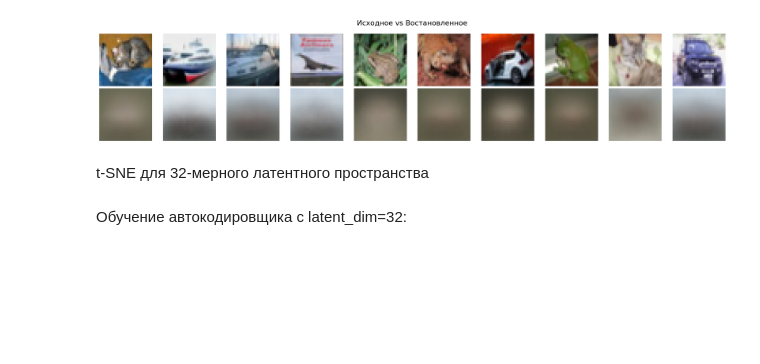
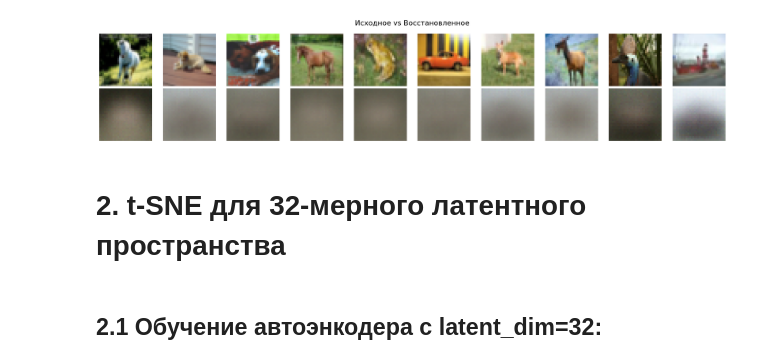
Before and after one commit to kharit74/OtusCV, a Jupyter notebook: Lesson 24/Homework/VAE.ipynb, the cells around one changed output. Cells and saved outputs as stored; diff of their text form; code cells hidden in the pictures; blank space fills up the shorter version.

```diff
--- a/Lesson 24/Homework/VAE.ipynb
+++ b/Lesson 24/Homework/VAE.ipynb
@@ -126,36 +134,36 @@ plt.show()
 # %%
-def reconstructions(model, test_loader, n=10):
+def reconstructions(model, data, n=10):
+
     model.eval()
-    with torch.no_grad():  # Отключаем вычисление градиентов
-        data, _ = next(iter(test_loader))
-        # Реконструкция
-        recon, _ = model(data)
+    with torch.no_grad():
+        recon, _ = model(data)  # Реконструкция
 
     # Создаем график
     fig, axes = plt.subplots(2, n, figsize=(20, 4))
-    plt.suptitle('Исходное vs Востановленное', fontsize=16)
+    plt.suptitle('Исходное vs Восстановленное', fontsize=16)
 
     for i in range(n):
-        # Исходное изображения
+        # Оригинальное изображение
         img = data[i].cpu().permute(1, 2, 0).numpy()
         axes[0, i].imshow(img)
         axes[0, i].axis('off')
 
-        # Восстановленные изображения
+        # Восстановленное изображение
         rec = recon[i].cpu().permute(1, 2, 0).numpy()
         axes[1, i].imshow(rec)
         axes[1, i].axis('off')
 
     plt.tight_layout()
     plt.show()
+
+data, _ = next(iter(test_loader))
+reconstructions(model, data, n=10)
+# %% [output]
+[figure, added]
-# %%
-reconstructions(model, test_loader, n=10)
-# %% [output]
-[figure, removed]
 # %% [markdown]
-t-SNE для 32-мерного латентного пространства
+# 2. t-SNE для 32-мерного латентного пространства
 # %% [markdown]
-Обучение автокодировщика с latent_dim=32:
+## 2.1 Обучение автоэнкодера с latent_dim=32:
 # %%
 model_32 = Autoencoder(latent_dim=32).to(device)
 optimizer = torch.optim.Adam(model_32.parameters(), lr=0.001)
```
Also changed, not shown: parts of 26 cells of this notebook.
